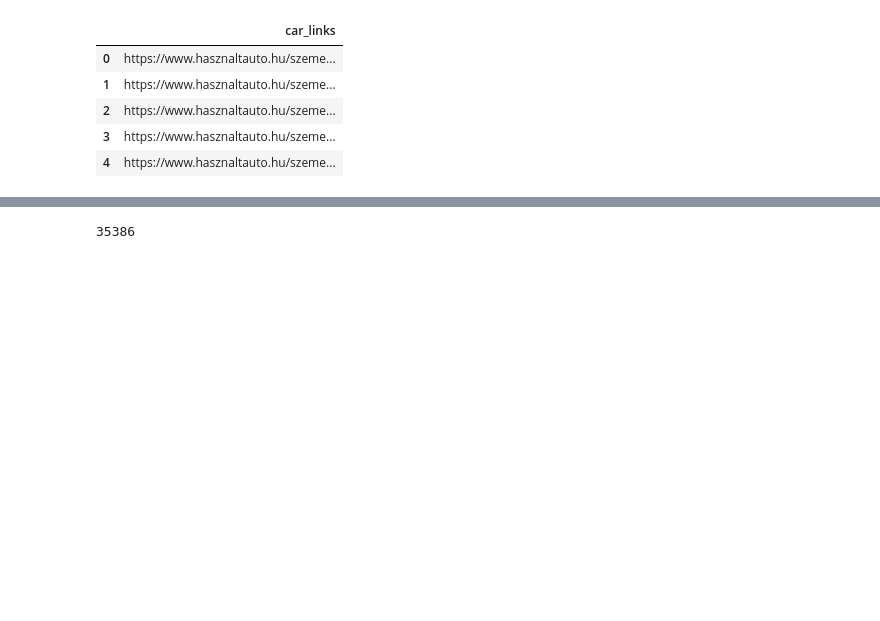
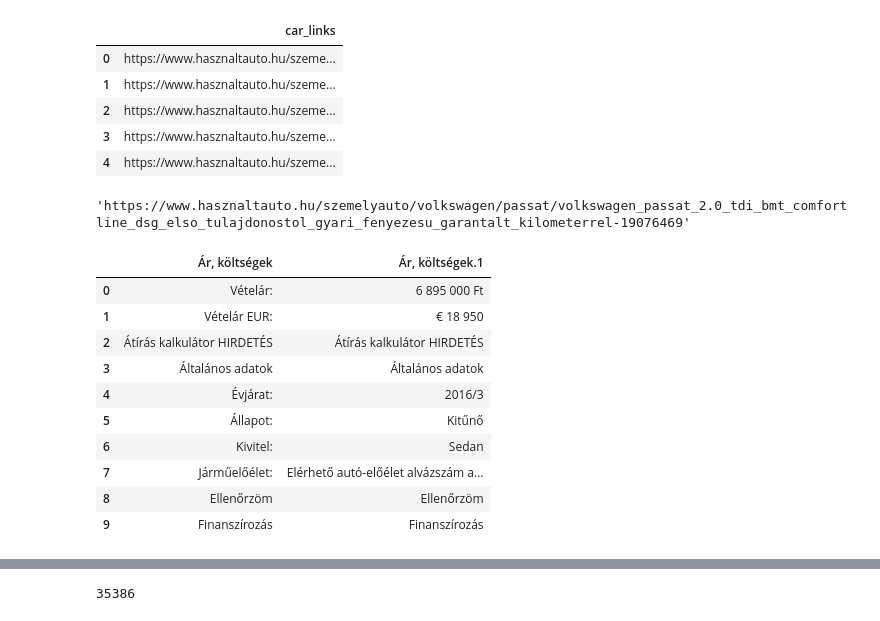
Before and after one commit to szdavid11/car_price_prediction, a Jupyter notebook: notebooks/hasznaltauto_scraping.ipynb, the cells around one changed output, grey strips where cells are left out. Cells and saved outputs as stored; diff of their text form; code cells hidden in the pictures; blank space fills up the shorter version.

```diff
--- a/notebooks/hasznaltauto_scraping.ipynb
+++ b/notebooks/hasznaltauto_scraping.ipynb
@@ -68,6 +68,10 @@ df_hrefs.head()#"""
 | 2 | https://www.hasznaltauto.hu/szeme... |
 | 3 | https://www.hasznaltauto.hu/szeme... |
 | 4 | https://www.hasznaltauto.hu/szeme... |
+# %%
+link
+# %% [output]
+'https://www.hasznaltauto.hu/szemelyauto/volkswagen/passat/volkswagen_passat_2.0_tdi_bmt_comfortline_dsg_elso_tulajdonostol_gyari_fenyezesu_garantalt_kilometerrel-19076469'
 # %%
 def scrape_car_data(link):
     try:
@@ -135,0 +142,14 @@ def scrape_car_data(link):
+# %%
+table_html = str(soup.find_all('table', {'class':'hirdetesadatok'})[0])
+# %% [output]
+|  | Ár, költségek | Ár, költségek.1 |
+| 0 | Vételár: | 6 895 000 Ft |
+| 1 | Vételár EUR: | € 18 950 |
+| 2 | Átírás kalkulátor HIRDETÉS | Átírás kalkulátor HIRDETÉS |
+| 3 | Általános adatok | Általános adatok |
+| 4 | Évjárat: | 2016/3 |
+| 5 | Állapot: | Kitűnő |
+| 6 | Kivitel: | Sedan |
+| 7 | Járműelőélet: | Elérhető autó-előélet alvázszám a... |
+| 8 | Ellenőrzöm | Ellenőrzöm |
+| 9 | Finanszírozás | Finanszírozás |
```
Also changed, not shown: parts of 15 cells of this notebook, 2 other files.
